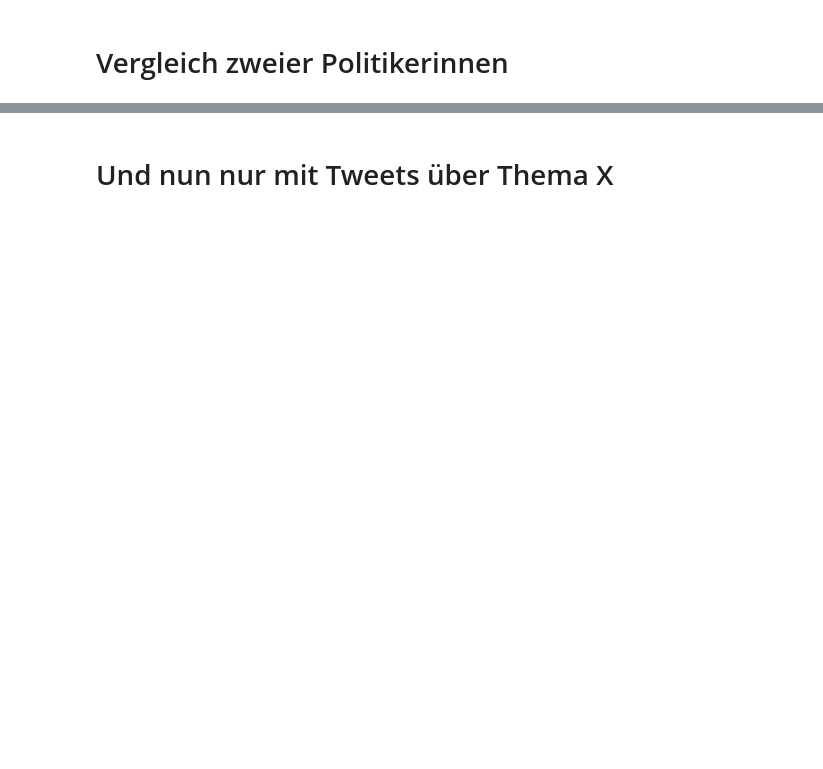
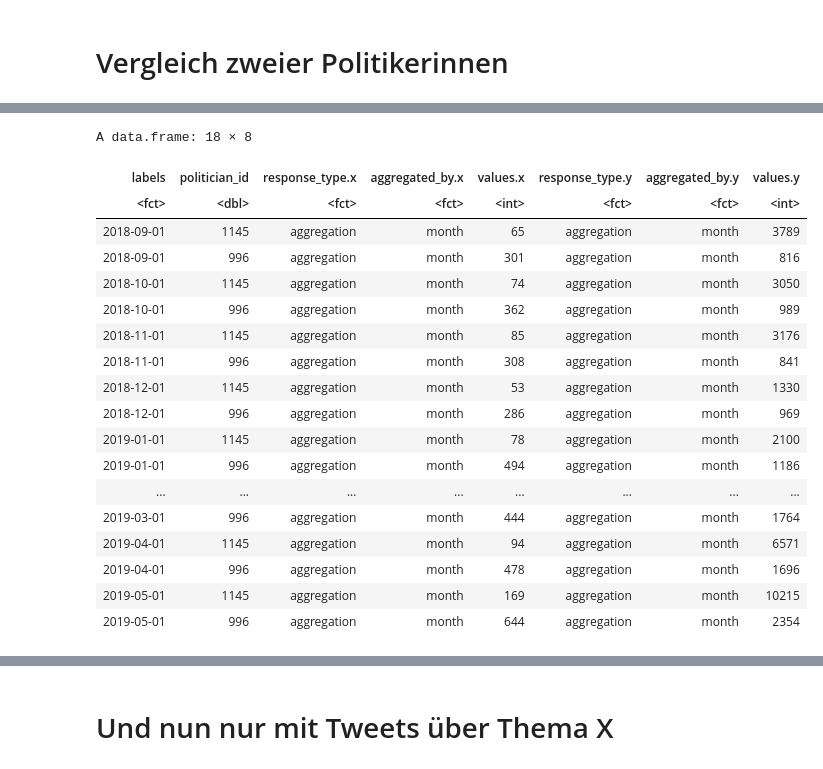
Before and after one commit to gesiscss/gesis_dataday_20, a Jupyter notebook: smm/smm_1.ipynb, the cells around one changed output, grey strips where cells are left out. Saved outputs shown, nothing was run; the diff lists cells and outputs as text; code cells hidden in the pictures; blank space fills up the shorter version.

```diff
--- a/smm/smm_1.ipynb
+++ b/smm/smm_1.ipynb
@@ -177,0 +229,23 @@ ggplot(data = merged2, mapping = aes(as.Date(labels))) +
+# %%
+all <- merge(tweets_by, replies_to, by=c('labels', 'politician_id'))
+all
+# %% [output]
+A data.frame: 18 × 8
+| labels | politician_id | response_type.x | aggregated_by.x | values.x | response_type.y | aggregated_by.y | values.y |
+| <fct> | <dbl> | <fct> | <fct> | <int> | <fct> | <fct> | <int> |
+| 2018-09-01 | 1145 | aggregation | month | 65 | aggregation | month | 3789 |
+| 2018-09-01 | 996 | aggregation | month | 301 | aggregation | month | 816 |
+| 2018-10-01 | 1145 | aggregation | month | 74 | aggregation | month | 3050 |
+| 2018-10-01 | 996 | aggregation | month | 362 | aggregation | month | 989 |
+| 2018-11-01 | 1145 | aggregation | month | 85 | aggregation | month | 3176 |
+| 2018-11-01 | 996 | aggregation | month | 308 | aggregation | month | 841 |
+| 2018-12-01 | 1145 | aggregation | month | 53 | aggregation | month | 1330 |
+| 2018-12-01 | 996 | aggregation | month | 286 | aggregation | month | 969 |
+| 2019-01-01 | 1145 | aggregation | month | 78 | aggregation | month | 2100 |
+| 2019-01-01 | 996 | aggregation | month | 494 | aggregation | month | 1186 |
+| ... | ... | ... | ... | ... | ... | ... | ... |
+| 2019-03-01 | 996 | aggregation | month | 444 | aggregation | month | 1764 |
+| 2019-04-01 | 1145 | aggregation | month | 94 | aggregation | month | 6571 |
+| 2019-04-01 | 996 | aggregation | month | 478 | aggregation | month | 1696 |
+| 2019-05-01 | 1145 | aggregation | month | 169 | aggregation | month | 10215 |
+| 2019-05-01 | 996 | aggregation | month | 644 | aggregation | month | 2354 |
```
Also changed, not shown: parts of 13 cells of this notebook.
